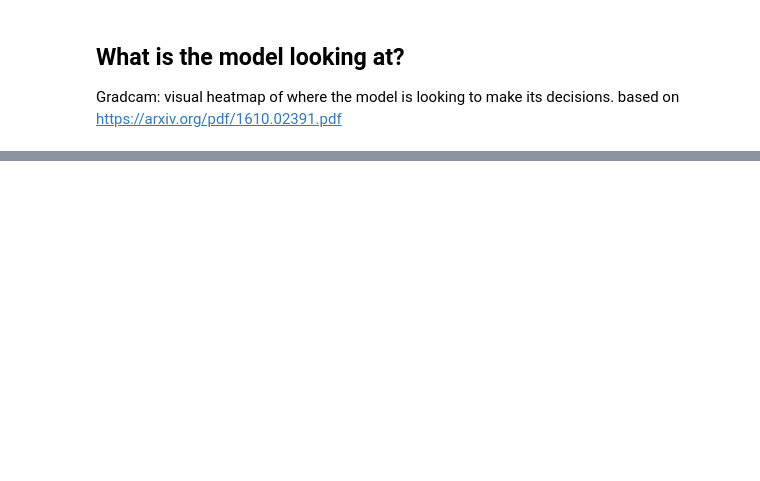
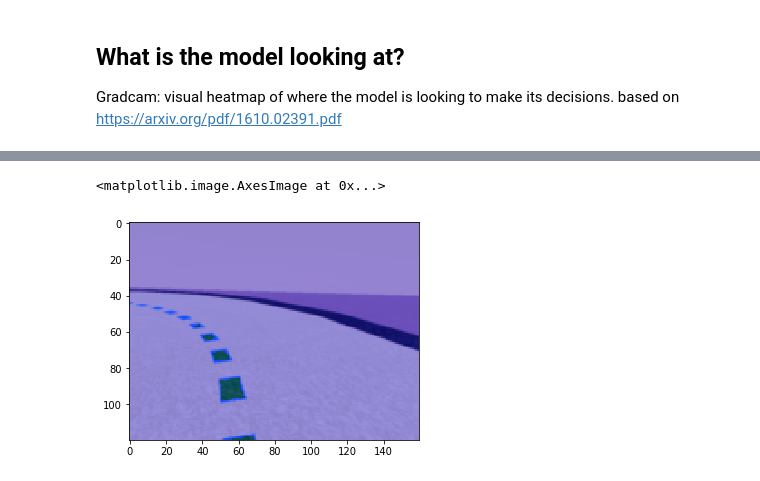
Before and after one commit to karanthakker/aws-deepracer-workshops, a Jupyter notebook: log-analysis/DeepRacer Log Analysis.ipynb, the cells around one changed output, grey strips where cells are left out. Saved outputs shown, nothing was run; the diff lists cells and outputs as text; code cells hidden in the pictures; blank space fills up the shorter version.

```diff
--- a/log-analysis/DeepRacer Log Analysis.ipynb
+++ b/log-analysis/DeepRacer Log Analysis.ipynb
@@ -799,0 +878,5 @@ plt.imshow(heatmaps[-1])
+# %%
+plt.imshow(heatmaps[2])
+# %% [output]
+<matplotlib.image.AxesImage at 0x...>
+[figure, added]
```
Also changed, not shown: parts of 13 cells of this notebook.
